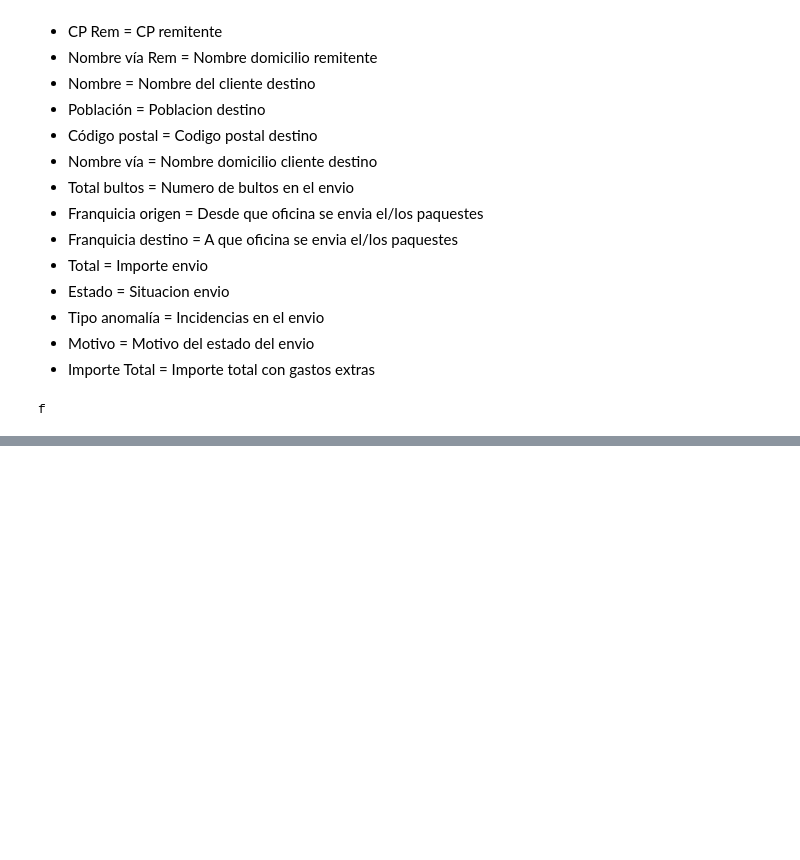
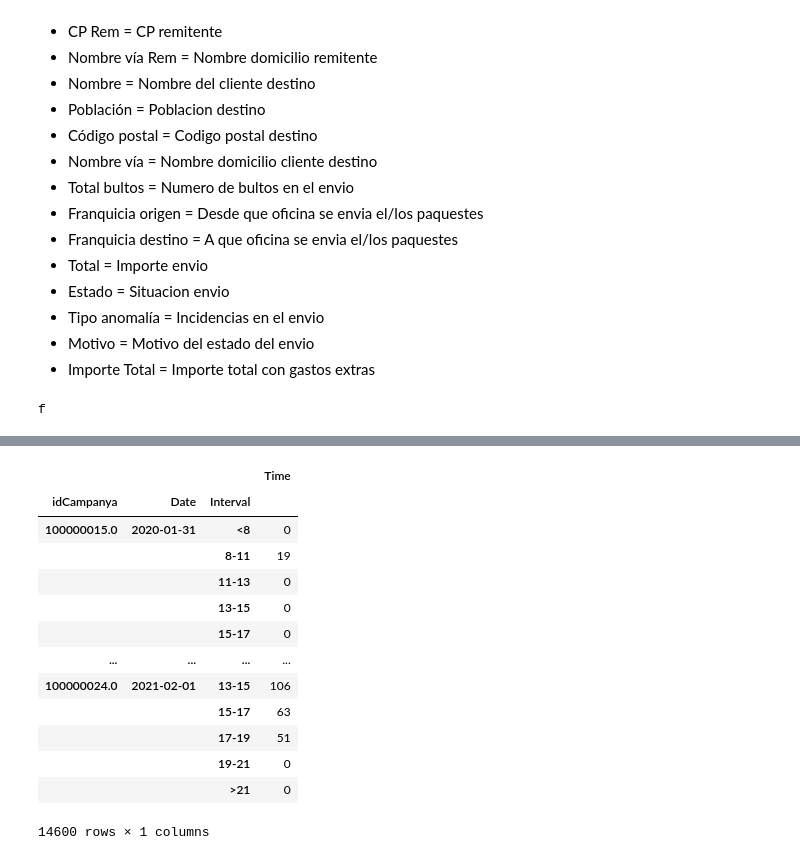
Before and after one commit to toniet/TFG, a Jupyter notebook: TFM_Modelo_Predictivo_Llamadas.ipynb, the cells around one changed output, grey strips where cells are left out. Saved outputs shown, nothing was run; the diff lists cells and outputs as text; code cells hidden in the pictures; blank space fills up the shorter version.

```diff
--- a/TFM_Modelo_Predictivo_Llamadas.ipynb
+++ b/TFM_Modelo_Predictivo_Llamadas.ipynb
@@ -178,0 +297,17 @@ f
+# %%
+df_callsfiltered.groupby(['idCampanya','Date','Interval']).sum()
+# %% [output]
+|  |  |  | Time |
+| idCampanya | Date | Interval |  |
+| 100000015.0 | 2020-01-31 | <8 | 0 |
+|  |  | 8-11 | 19 |
+|  |  | 11-13 | 0 |
+|  |  | 13-15 | 0 |
+|  |  | 15-17 | 0 |
+| ... | ... | ... | ... |
+| 100000024.0 | 2021-02-01 | 13-15 | 106 |
+|  |  | 15-17 | 63 |
+|  |  | 17-19 | 51 |
+|  |  | 19-21 | 0 |
+|  |  | >21 | 0 |
+14600 rows × 1 columns
```
Also changed, not shown: parts of 13 cells of this notebook, 1 other file.
